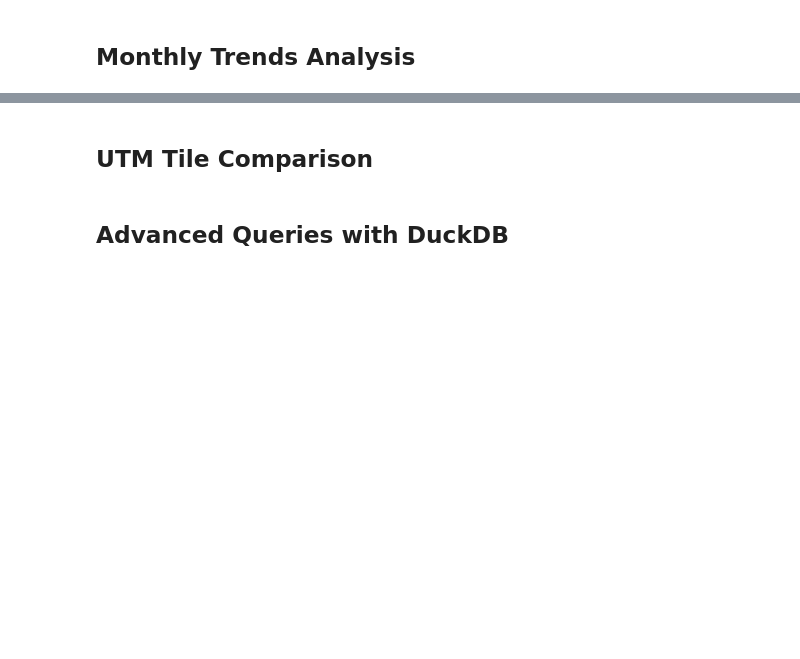
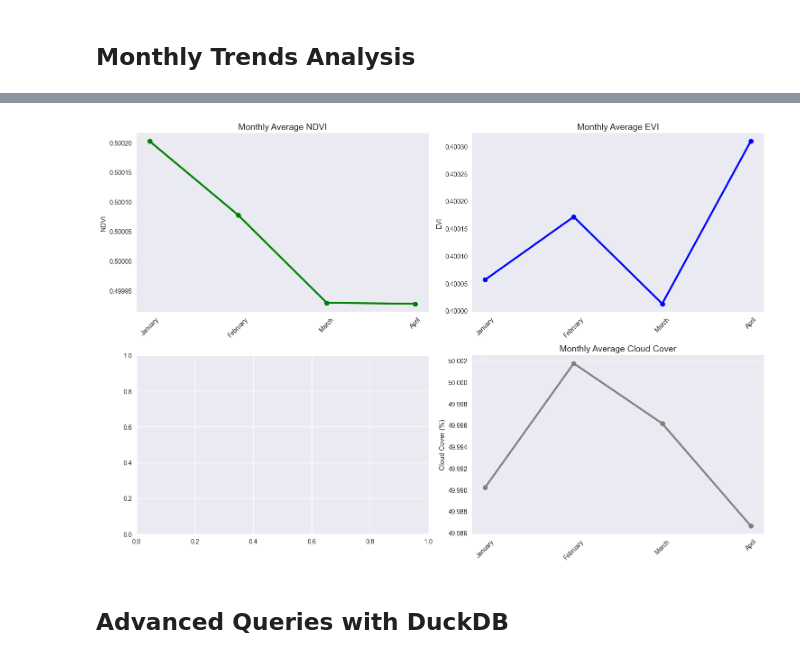
Before and after one commit to ranerp/lake-sandbox, a Jupyter notebook: src/lake_sandbox/examples/deltalake_analysis.ipynb, the cells around one changed output, grey strips where cells are left out. Cells and saved outputs as stored; diff of their text form; code cells hidden in the pictures; blank space fills up the shorter version.

```diff
--- a/src/lake_sandbox/examples/deltalake_analysis.ipynb
+++ b/src/lake_sandbox/examples/deltalake_analysis.ipynb
@@ -193,40 +308,33 @@ print(monthly_stats)
 # %%
 # Plot monthly trends
 fig, axes = plt.subplots(2, 2, figsize=(15, 10))
 
-monthly_means = df.groupby('month_name')[['ndvi', 'evi', 'savi', 'cloud_cover']].mean()
+monthly_means = df.groupby('month_name')[['ndvi', 'evi', 'cloud_cover']].mean()
 months_order = df.sort_values('month')['month_name'].unique()
 monthly_means = monthly_means.reindex(months_order)
 
 # NDVI trend
 axes[0, 0].plot(months_order, monthly_means['ndvi'], marker='o', linewidth=3, markersize=8, color='green')
 axes[0, 0].set_title("Monthly Average NDVI", fontsize=14)
 axes[0, 0].set_ylabel("NDVI")
 axes[0, 0].grid(True, alpha=0.3)
 axes[0, 0].tick_params(axis='x', rotation=45)
 
 # EVI trend
 axes[0, 1].plot(months_order, monthly_means['evi'], marker='o', linewidth=3, markersize=8, color='blue')
 axes[0, 1].set_title("Monthly Average EVI", fontsize=14)
 axes[0, 1].set_ylabel("EVI")
 axes[0, 1].grid(True, alpha=0.3)
 axes[0, 1].tick_params(axis='x', rotation=45)
 
-# SAVI trend
-axes[1, 0].plot(months_order, monthly_means['savi'], marker='o', linewidth=3, markersize=8, color='orange')
-axes[1, 0].set_title("Monthly Average SAVI", fontsize=14)
-axes[1, 0].set_ylabel("SAVI")
-axes[1, 0].grid(True, alpha=0.3)
-axes[1, 0].tick_params(axis='x', rotation=45)
-
 # Cloud cover trend
 axes[1, 1].plot(months_order, monthly_means['cloud_cover'], marker='o', linewidth=3, markersize=8, color='gray')
 axes[1, 1].set_title("Monthly Average Cloud Cover", fontsize=14)
 axes[1, 1].set_ylabel("Cloud Cover (%)")
 axes[1, 1].grid(True, alpha=0.3)
 axes[1, 1].tick_params(axis='x', rotation=45)
 
 plt.tight_layout()
 plt.show()
+# %% [output]
+[figure, added]
-# %% [markdown]
-## UTM Tile Comparison
```
Also changed, not shown: parts of 17 cells of this notebook, 3 other files.
